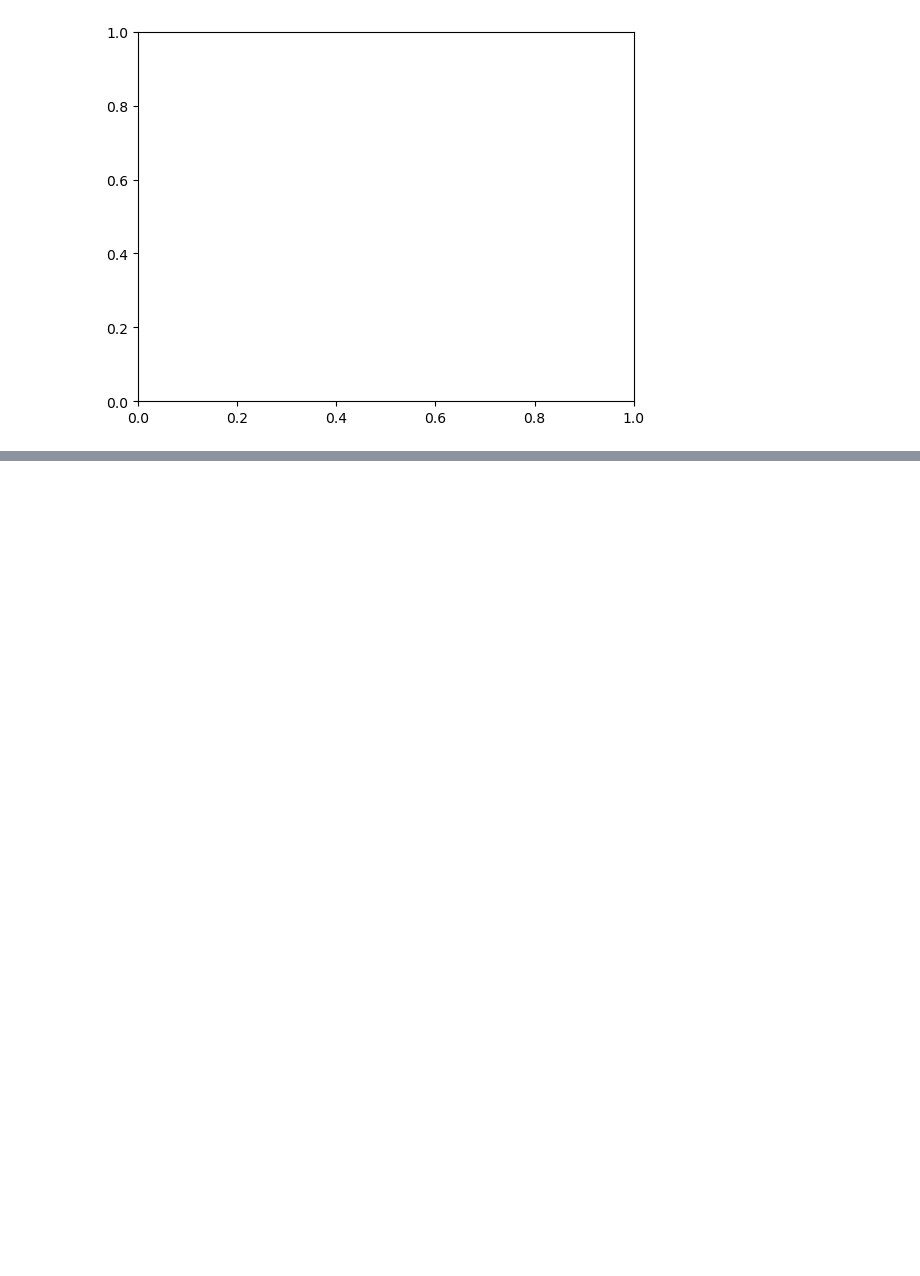
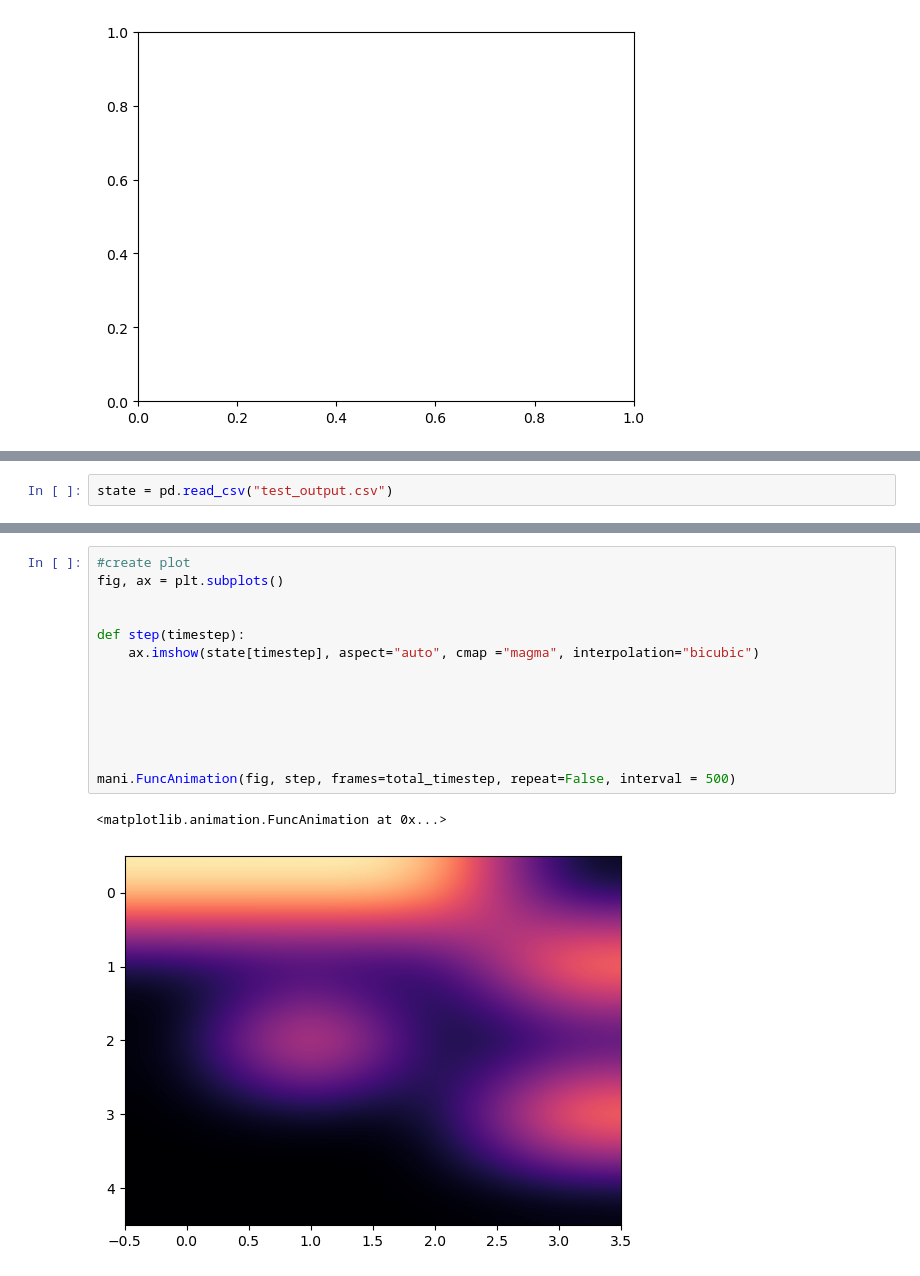
Before and after one commit to SpencerUyematsu/Cellular-Atomata-Simulation, a Jupyter notebook: Applications/CASim.ipynb, the cells around one changed output, grey strips where cells are left out. Saved outputs shown, nothing was run; the diff lists cells and outputs as text; blank space fills up the shorter version.

```diff
--- a/Applications/CASim.ipynb
+++ b/Applications/CASim.ipynb
@@ -53,0 +57,2 @@ plt.show()
+# %%
+state = pd.read_csv("test_output.csv")
@@ -53,0 +68,17 @@ plt.show()
+# %%
+#create plot
+fig, ax = plt.subplots()
+
+
+def step(timestep):
+    ax.imshow(state[timestep], aspect="auto", cmap ="magma", interpolation="bicubic")
+
+
+
+
+
+
+mani.FuncAnimation(fig, step, frames=total_timestep, repeat=False, interval = 500)
+# %% [output]
+<matplotlib.animation.FuncAnimation at 0x...>
+[figure, added]
```
Also changed, not shown: parts of 2 cells of this notebook, 9 other files.
